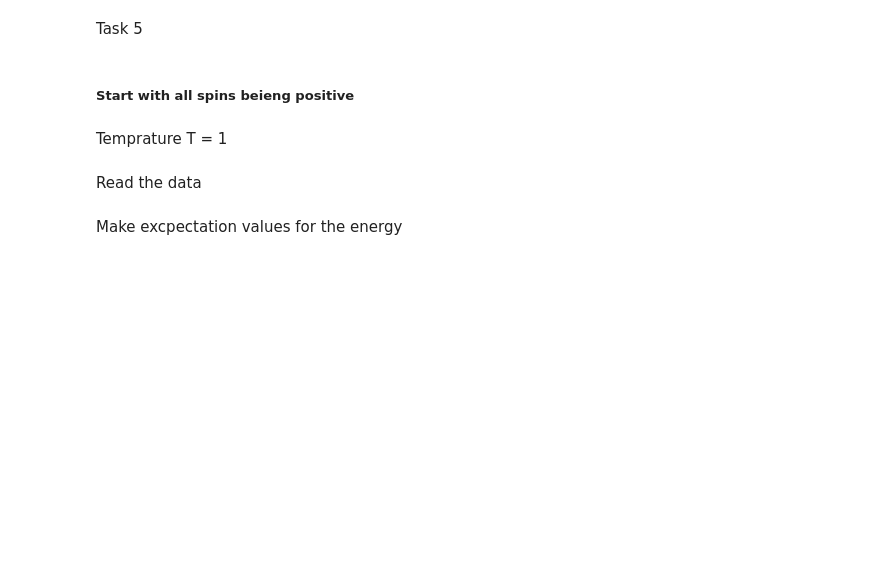
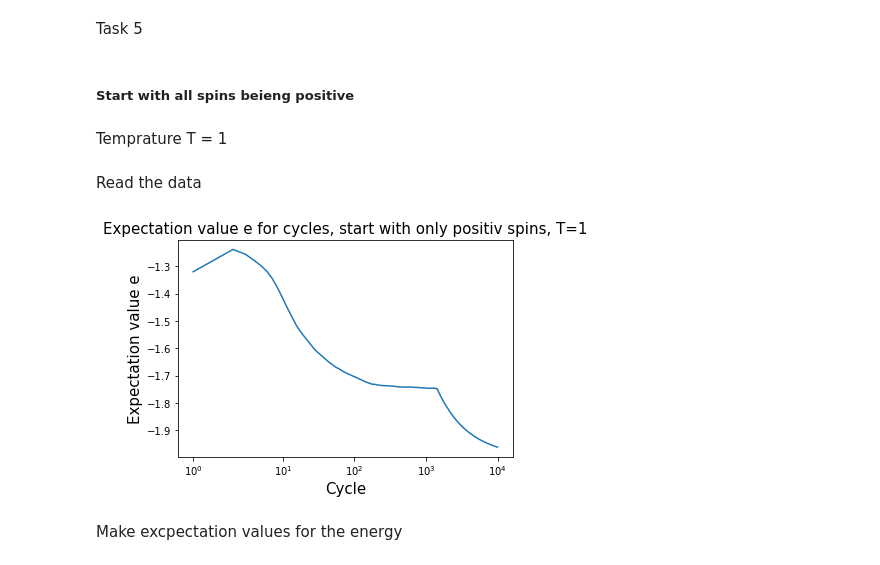
Before and after one commit to Norahelgeland/FYS4150_Proj4, a Jupyter notebook: Project 4.ipynb, the cells around one changed output. Saved outputs shown, nothing was run; the diff lists cells and outputs as text; code cells hidden in the pictures; blank space fills up the shorter version.

```diff
--- a/Project 4.ipynb
+++ b/Project 4.ipynb
@@ -20,2 +20,13 @@ for line in open('Exp_e_m_1.txt', 'r'):
+# %%
+fig = plt.figure()
+plt.title('Expectation value e for cycles, start with only positiv spins, T=1', fontsize=15)
+plt.xlabel('Cycle', fontsize=15)
+plt.ylabel('Expectation value e', fontsize=15)
+plt.xscale('symlog')
+plt.plot(exp_e)
+
+plt.show()
+# %% [output]
+[figure, added]
 # %% [markdown]
 Make excpectation values for the energy
```
Also changed, not shown: parts of 13 cells of this notebook, 6 other files.
